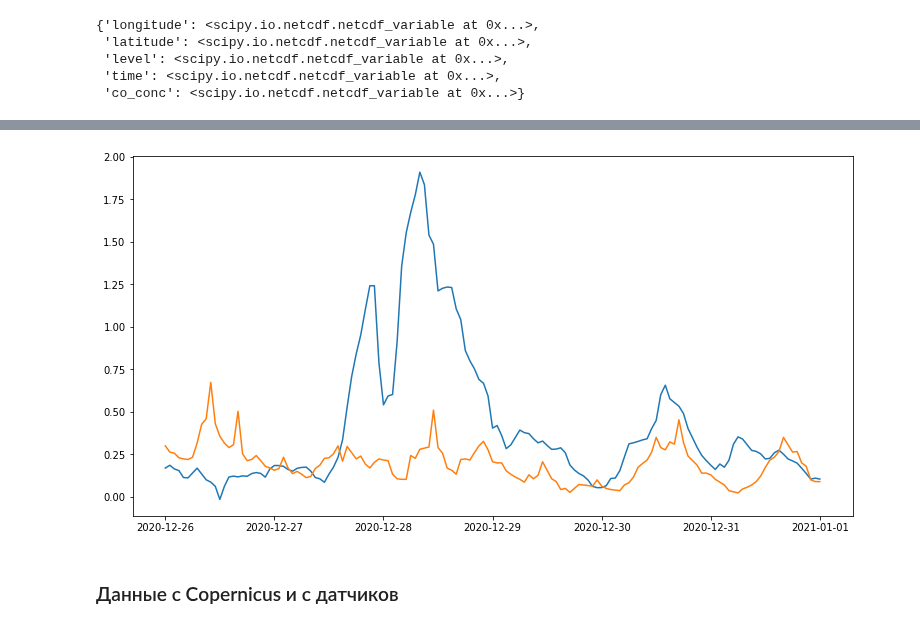
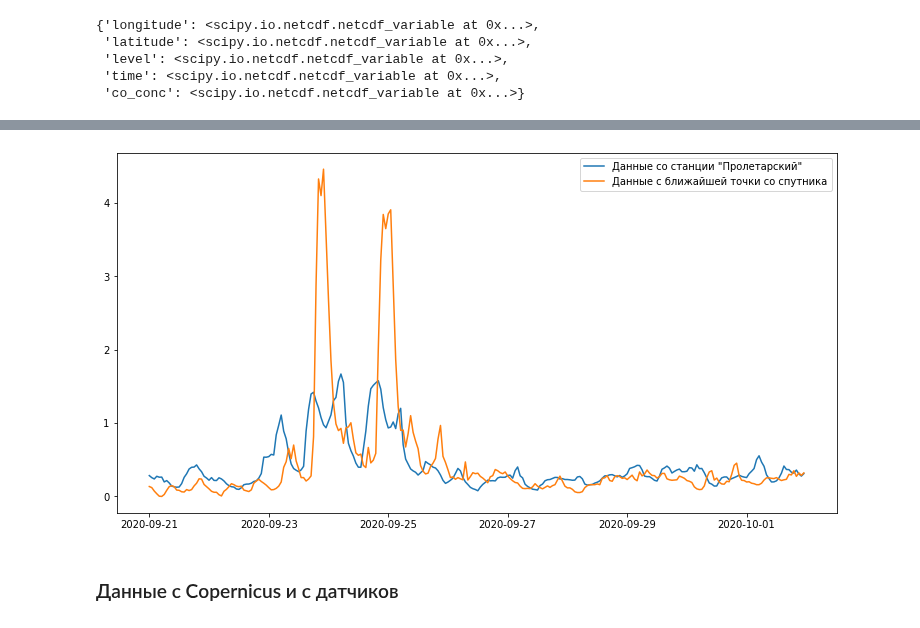
Before and after one commit to vprud/air_tracer, a Jupyter notebook: notes/03_prep_data_AEnetwork.ipynb, the cells around one changed output, grey strips where cells are left out. Drawn from its saved outputs; the diff is of its cells as text; code cells hidden in the pictures.

```diff
--- a/notes/03_prep_data_AEnetwork.ipynb
+++ b/notes/03_prep_data_AEnetwork.ipynb
@@ -138,8 +143,6 @@ dict_keys(['Коптевский', 'Глебовская', 'Останкино',
 plot_report(datasets['Марьино'])
 # %% [output]
 [figure]
-# %%
-mask = (data['Дата и время'] >= '2020-09-23 19:00:00') & (data['Дата и время'] < '2020-09-24 00:00:00')
 # %%
 tmp_slice = pd.DataFrame(columns=['Дата и время', 'CO', 'NO2', 'NO', 'PM10', 'PM25', 'Unnamed: 6', '-T-',
        '| V |', '_V_', 'Давление', 'Влажность', 'Осадки', 'latitude',
@@ -150,7 +153,7 @@ fig, axs = plt.subplots(1)
 # keys = ['Бутлерова', 'Пролетарскии', 'Марьино', 'Туристская', 'Глебовская']
 keys = datasets.keys()
 for key in keys:
-    mask = (datasets[key]['Дата и время'] >= '2020-12-26 00:00:00') & (datasets[key]['Дата и время'] < '2021-01-01 00:00:00')
+    mask = (datasets[key]['Дата и время'] >= '2020-09-21 00:00:00') & (datasets[key]['Дата и время'] < '2020-10-01 23:00:00')
     axs.plot(datasets[key][mask==True]['Дата и время'], datasets[key][mask==True]['CO'])
 
     tmp = datasets[key][mask==True].copy()
@@ -195,7 +198,13 @@ posts_data.head()
 # %% [markdown]
 ## Подготовка данных с Copernicus
+# %%
+fnames = [
+    'CO_2020_09_21_2020_10_01.nc',
+    'CO_2020_12_26_2021_01_10.nc',
+    'CO_extra_2020_12_26_2021_01_10.nc'
+]
 # %%
-file2read = netcdf.NetCDFFile('../data/copernicus/CO_extra_2020_12_26_2021_01_10.nc','r')
+file2read = netcdf.NetCDFFile('../data/copernicus/{}'.format(fnames[0]),'r')
 # %%
 file2read.variables
 # %% [output]
@@ -241,9 +249,10 @@ for i in range(len(points_data)):
 x = file2read.variables['co_conc'].data[::,0,2,2]
 # %%
 time = exmpl_data.query('post_name == "Пролетарский"').datetime
-plt.plot(time, (x[:145] / 300)-0.65)
+plt.plot(time, (x[:] / 300)-0.5)
 plt.plot(time, exmpl_data.query('post_name == "Пролетарский"')['CO'].values)
+plt.legend(['Данные со станции "Пролетарский"', 'Данные с ближайшей точки со спутника'])
 set_size(10,5)
 # %% [output]
-[figure, old version]
+[figure, new version]
 # %%
```
Also changed, not shown: parts of 45 cells of this notebook, 35 other files.
